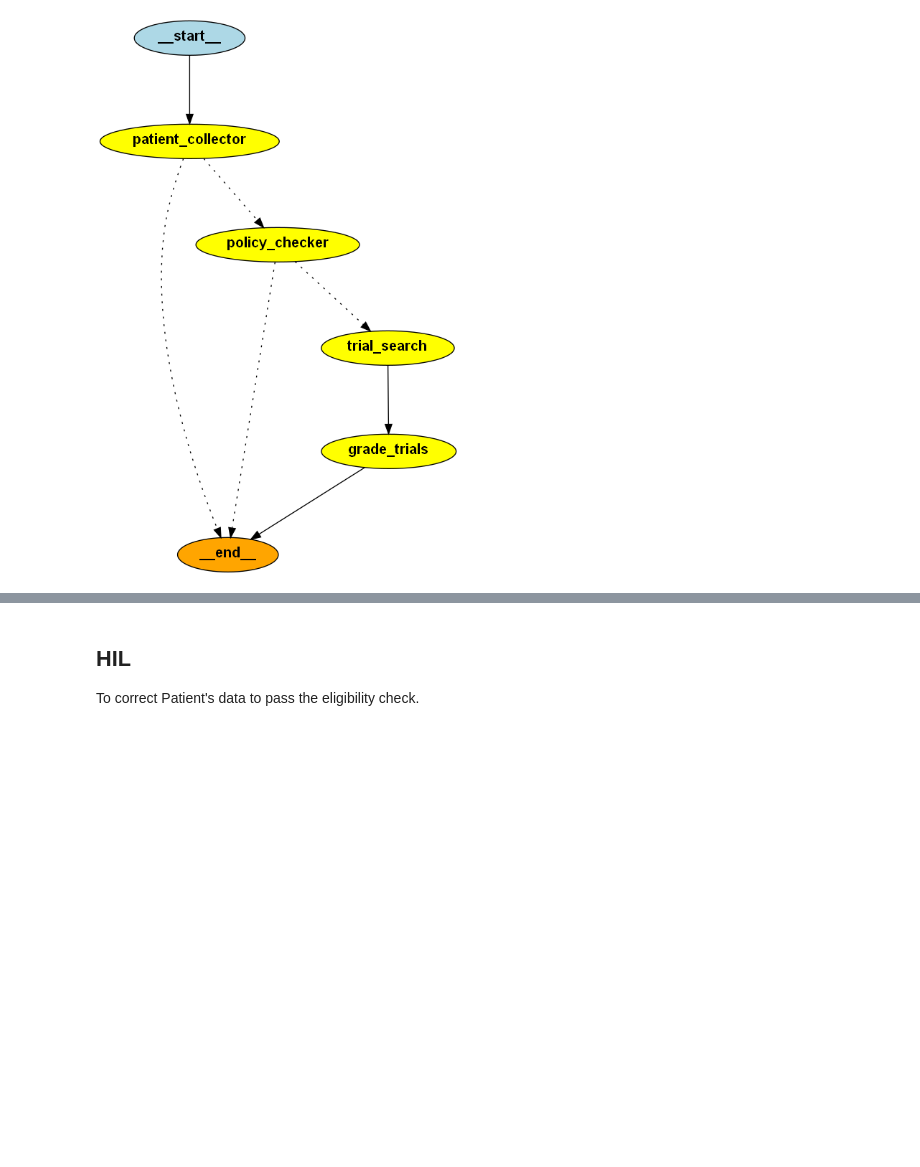
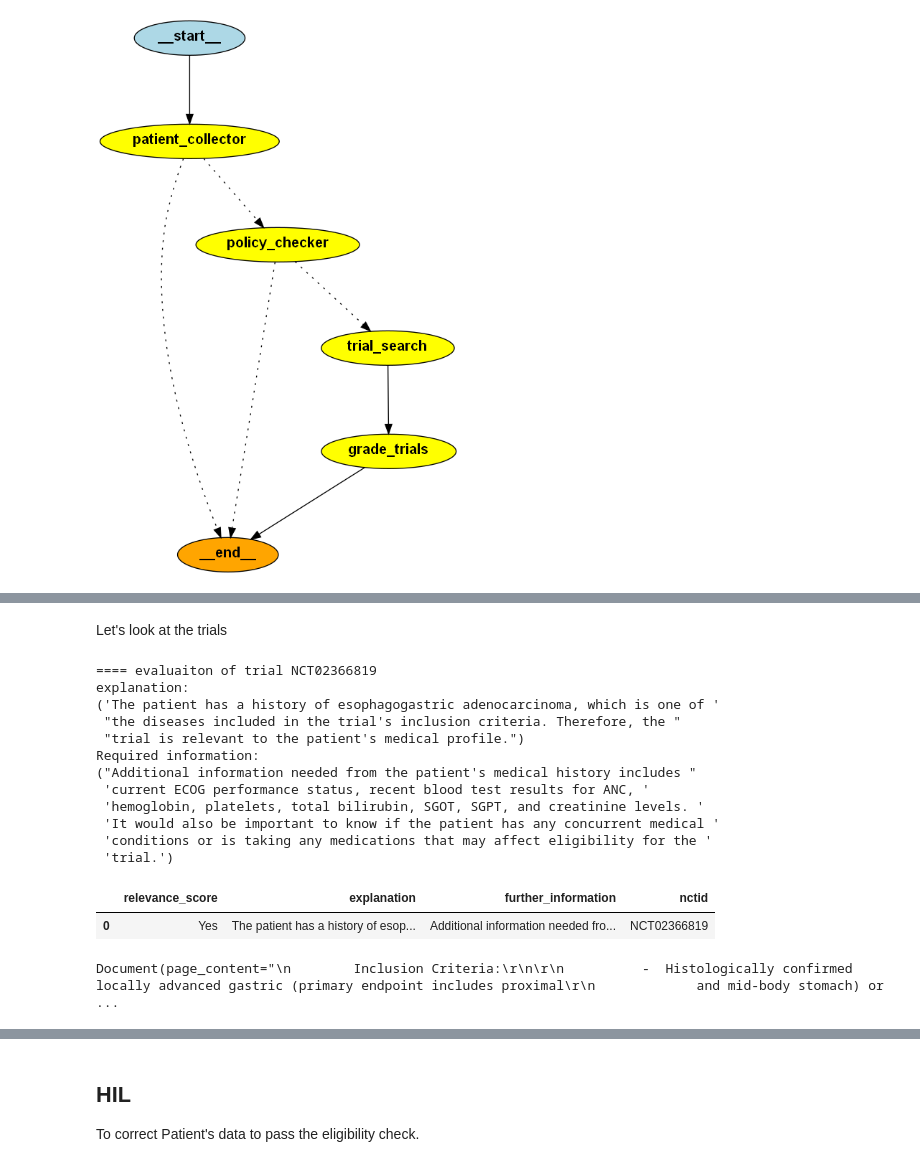
Before and after one commit to bab-git/llm-tutorials, a Jupyter notebook: notebooks/Agents_and_Tools/llm_agents_pharma.ipynb, the cells around one changed output, grey strips where cells are left out. Cells and saved outputs as stored; diff of their text form; code cells hidden in the pictures; blank space fills up the shorter version.

```diff
--- a/notebooks/Agents_and_Tools/llm_agents_pharma.ipynb
+++ b/notebooks/Agents_and_Tools/llm_agents_pharma.ipynb
@@ -1390,11 +1385,11 @@ patient_data
 # %%
 langchain.debug = False
 thread = {"configurable": {"thread_id": "1"}}
-for s in graph.stream({
+for event in graph.stream({
     'patient_prompt': f"Is patient {sample_patient_id} eligible for any medical trial?",
     # 'patient_prompt': "Is patient Max eligible for any medical trial?",
-    "max_revisions": 2,
+    "max_revisions": 3,
     "revision_number": 1,
 }, thread):
-    print(s)
+    print(event)
 # %% [output]
@@ -1468,0 +1430,16 @@ state.values['relevant_trials']
+# %%
+state_next.values['patient_profile'] = """
+'Patient is a 74-year-old with a history of Chronic Pain.
+They have previously participated in the clinical trial NCT07600953, which is currently completed.
+Based on their medical history, they may be eligible for trials focusing on pain management or chronic pain conditions.'
+"""
+# nprint(state_next.values['patient_profile'])
+
+branch_state = graph.update_state(state_next.config, state_next.values)
+# print(branch_state)
+
+# result = policy_checker(state_next.values)
+# result = policy_checker(state_next.values, [doc])
+# print(result['policy_eligible'])
+# if 'rejection_reason' in result:
+    # nprint(result['rejection_reason'])
@@ -1468,0 +1452,6 @@ state.values['relevant_trials']
+# %%
+print("--------- continue from modified state ---------")
+events = []
+for event in graph.stream(None, branch_state):
+    events.append(event)
+    print(event)
@@ -1468,0 +1469,42 @@ state.values['relevant_trials']
+# %% [markdown]
+Let's look at the trials
+# %%
+# if event has the key grade_trials
+if "grade_trials" in event:
+    if len(event['grade_trials']['relevant_trials'])>0:
+        # convert to dataframe
+        df_trials_relevant = pd.DataFrame(event['grade_trials']['relevant_trials'])
+        for i, row in df_trials_relevant.iterrows():
+            print('==== evaluaiton of trial', row['nctid'])
+            print('explanation:')
+            nprint(row['explanation'])
+            print('Required information:')
+            nprint(row['further_information'])
+else:
+    print('The trial_grader was not reached!')
+
+df_trials_relevant
+# %% [output]
+==== evaluaiton of trial NCT02366819
+explanation:
+('The patient has a history of esophagogastric adenocarcinoma, which is one of '
+ "the diseases included in the trial's inclusion criteria. Therefore, the "
+ "trial is relevant to the patient's medical profile.")
+Required information:
+("Additional information needed from the patient's medical history includes "
+ 'current ECOG performance status, recent blood test results for ANC, '
+ 'hemoglobin, platelets, total bilirubin, SGOT, SGPT, and creatinine levels. '
+ 'It would also be important to know if the patient has any concurrent medical '
+ 'conditions or is taking any medications that may affect eligibility for the '
+ 'trial.')
+|  | relevance_score | explanation | further_information | nctid |
+| 0 | Yes | The patient has a history of esop... | Additional information needed fro... | NCT02366819 |
+# %%
+states, state_next, state_last = fn_get_state(graph, thread, vernose = False, next = 'policy_checker')
+nctid = state_last.values['relevant_trials'][0]['nctid']
+df_trials[df_trials['nctid'] == nctid]['diseases'].values[0]
+df_trials[df_trials['nctid'] == nctid]['criteria'].values[0]
+doc = state_last.values['trials'][-1]
+doc
+# %% [output]
+Document(page_content="\n        Inclusion Criteria:\r\n\r\n          -  Histologically confirmed locally advanced gastric (primary endpoint includes proximal\r\n             and mid-body stomach) or  ...
```
Also changed, not shown: parts of 57 cells of this notebook, 3 other files.
